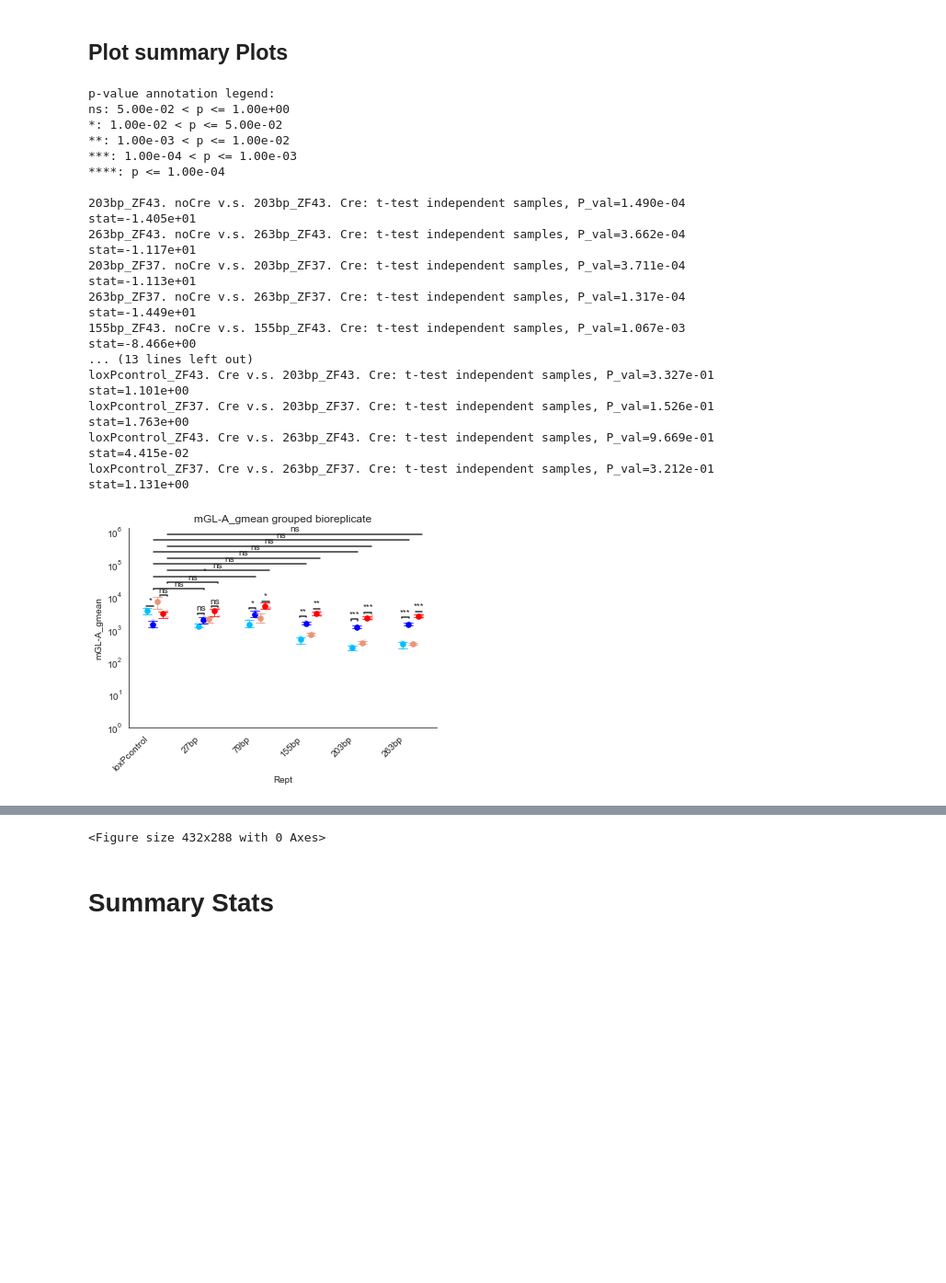
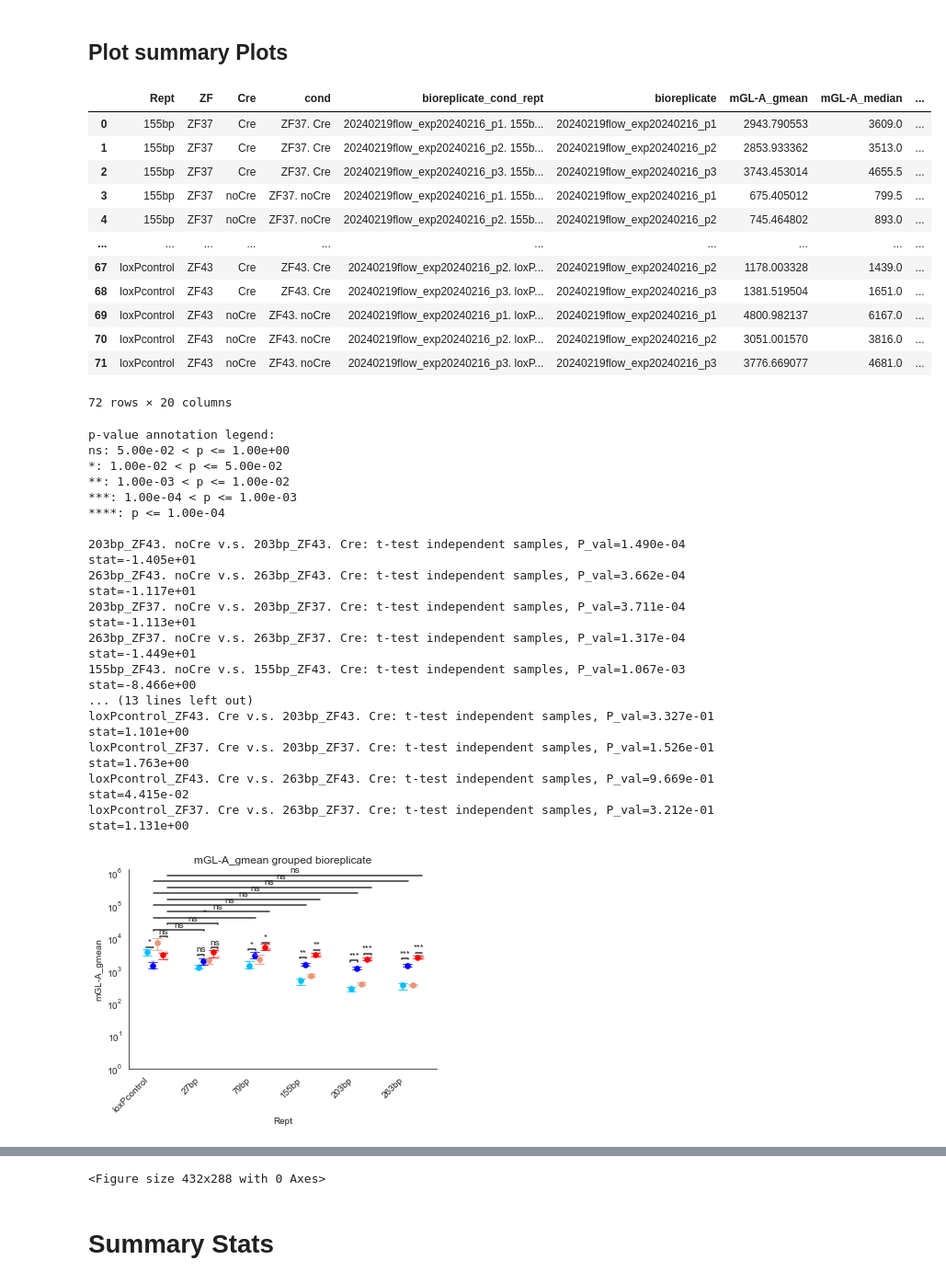
Before and after one commit to GallowayLabMIT/Kabaria_Promoter_Editing_DIAL, a Jupyter notebook: data_DIAL/fig1E_S5B-D_spacerlength_.125xZF.ipynb, the cells around one changed output, grey strips where cells are left out. Shown: that part at 92% size. Saved outputs shown, nothing was run; the diff lists cells and outputs as text; code cells hidden in the pictures; blank space fills up the shorter version.

```diff
--- a/data_DIAL/fig1E_S5B-D_spacerlength_.125xZF.ipynb
+++ b/data_DIAL/fig1E_S5B-D_spacerlength_.125xZF.ipynb
@@ -308,7 +322,7 @@ ylim = [1, 1e4]
 #Only plot some reporters
 data_now = s_bioreplicate[s_bioreplicate['Rept'].isin(order_repts)]
 data_now = data_now[data_now['cond'].isin(hue_order)]
-#display(data_now)
+display(data_now)
 
 #Set p-value significance comparisons
 pairs = [
@@ -326,50 +340,61 @@ pairs = [
        [('loxPcontrol', 'ZF43. Cre'), ('79bp', 'ZF43. Cre')], # +ZF43 + Cre with loxPcon
        [('loxPcontrol', 'ZF43. Cre'), ('27bp', 'ZF43. Cre')], # +ZF43 + Cre with loxPcon
        [('loxPcontrol', 'ZF43. Cre'), ('155bp', 'ZF43. Cre')], # +ZF43 + Cre with loxPcon
        [('loxPcontrol', 'ZF43. Cre'), ('263bp', 'ZF43. Cre')],# +ZF43 + Cre with loxPcon
-
-
 
        [('203bp',  'ZF37. noCre'), ('203bp', 'ZF37. Cre')], # +ZF37, -/+ Cre
        [('79bp',  'ZF37. noCre'), ('79bp', 'ZF37. Cre')], # +ZF37, -/+ Cre
        [('27bp',  'ZF37. noCre'), ('27bp', 'ZF37. Cre')], # +ZF37, -/+ Cre
        [('155bp',  'ZF37. noCre'), ('155bp', 'ZF37. Cre')], # +ZF37, -/+ Cre
        [('263bp',  'ZF37. noCre'), ('263bp', 'ZF37. Cre')], # +ZF37, -/+ Cre
        [('loxPcontrol',  'ZF37. noCre'), ('loxPcontrol', 'ZF37. Cre')] ,# +ZF37, -/+ Cre
 
        [('loxPcontrol', 'ZF37. Cre'), ('203bp', 'ZF37. Cre')], # +ZF37 + Cre with loxPcon
        [('loxPcontrol', 'ZF37. Cre'), ('79bp', 'ZF37. Cre')], # +ZF37 + Cre with loxPcon
        [('loxPcontrol', 'ZF37. Cre'), ('27bp', 'ZF37. Cre')], # +ZF37 + Cre with loxPcon
        [('loxPcontrol', 'ZF37. Cre'), ('155bp', 'ZF37. Cre')], # +ZF37 + Cre with loxPcon
        [('loxPcontrol', 'ZF37. Cre'), ('263bp', 'ZF37. Cre')], # +ZF37 + Cre with loxPcon
 
       # [('203bp',  'ZF43. noCre'), ('203bp', 'ZF37. noCre')], #compare both ZF noCre
        #[('203bp',  'ZF43. Cre'), ('203bp', 'ZF37. Cre')], #compare both ZF Cre
 ]
 
 for stat in stats_plot:
     y = stat # set the stat to plot
     plottitle = y + ' grouped bioreplicate'
     plt.yscale(yscale)
     g = summary_plot( x=x, y=y, hue=hue, data=data_now, pairs=pairs, ylim=ylim, yscale =yscale,
                     x_rot=45, palette = palette, order=order, hue_order=hue_order, plottitle=plottitle, legend=False)
     #g.figure.savefig(figure_folder + plottitle + '.svg',dpi=300,bbox_inches='tight')
 # %% [output]
+|  | Rept | ZF | Cre | cond | bioreplicate_cond_rept | bioreplicate | mGL-A_gmean | mGL-A_median | ... |
+| 0 | 155bp | ZF37 | Cre | ZF37. Cre | 20240219flow_exp20240216_p1. 155b... | 20240219flow_exp20240216_p1 | 2943.790553 | 3609.0 | ... |
+| 1 | 155bp | ZF37 | Cre | ZF37. Cre | 20240219flow_exp20240216_p2. 155b... | 20240219flow_exp20240216_p2 | 2853.933362 | 3513.0 | ... |
+| 2 | 155bp | ZF37 | Cre | ZF37. Cre | 20240219flow_exp20240216_p3. 155b... | 20240219flow_exp20240216_p3 | 3743.453014 | 4655.5 | ... |
+| 3 | 155bp | ZF37 | noCre | ZF37. noCre | 20240219flow_exp20240216_p1. 155b... | 20240219flow_exp20240216_p1 | 675.405012 | 799.5 | ... |
+| 4 | 155bp | ZF37 | noCre | ZF37. noCre | 20240219flow_exp20240216_p2. 155b... | 20240219flow_exp20240216_p2 | 745.464802 | 893.0 | ... |
+| ... | ... | ... | ... | ... | ... | ... | ... | ... | ... |
+| 67 | loxPcontrol | ZF43 | Cre | ZF43. Cre | 20240219flow_exp20240216_p2. loxP... | 20240219flow_exp20240216_p2 | 1178.003328 | 1439.0 | ... |
+| 68 | loxPcontrol | ZF43 | Cre | ZF43. Cre | 20240219flow_exp20240216_p3. loxP... | 20240219flow_exp20240216_p3 | 1381.519504 | 1651.0 | ... |
+| 69 | loxPcontrol | ZF43 | noCre | ZF43. noCre | 20240219flow_exp20240216_p1. loxP... | 20240219flow_exp20240216_p1 | 4800.982137 | 6167.0 | ... |
+| 70 | loxPcontrol | ZF43 | noCre | ZF43. noCre | 20240219flow_exp20240216_p2. loxP... | 20240219flow_exp20240216_p2 | 3051.001570 | 3816.0 | ... |
+| 71 | loxPcontrol | ZF43 | noCre | ZF43. noCre | 20240219flow_exp20240216_p3. loxP... | 20240219flow_exp20240216_p3 | 3776.669077 | 4681.0 | ... |
-p-value annotation legend:
-ns: 5.00e-02 < p <= 1.00e+00
-*: 1.00e-02 < p <= 5.00e-02
-**: 1.00e-03 < p <= 1.00e-02
-***: 1.00e-04 < p <= 1.00e-03
-****: p <= 1.00e-04
-
-203bp_ZF43. noCre v.s. 203bp_ZF43. Cre: t-test independent samples, P_val=1.490e-04 stat=-1.405e+01
-263bp_ZF43. noCre v.s. 263bp_ZF43. Cre: t-test independent samples, P_val=3.662e-04 stat=-1.117e+01
-203bp_ZF37. noCre v.s. 203bp_ZF37. Cre: t-test independent samples, P_val=3.711e-04 stat=-1.113e+01
-263bp_ZF37. noCre v.s. 263bp_ZF37. Cre: t-test independent samples, P_val=1.317e-04 stat=-1.449e+01
-155bp_ZF43. noCre v.s. 155bp_ZF43. Cre: t-test independent samples, P_val=1.067e-03 stat=-8.466e+00
-... (13 lines left out)
-loxPcontrol_ZF43. Cre v.s. 203bp_ZF43. Cre: t-test independent samples, P_val=3.327e-01 stat=1.101e+00
-loxPcontrol_ZF37. Cre v.s. 203bp_ZF37. Cre: t-test independent samples, P_val=1.526e-01 stat=1.763e+00
-loxPcontrol_ZF43. Cre v.s. 263bp_ZF43. Cre: t-test independent samples, P_val=9.669e-01 stat=4.415e-02
-loxPcontrol_ZF37. Cre v.s. 263bp_ZF37. Cre: t-test independent samples, P_val=3.212e-01 stat=1.131e+00
+72 rows × 20 columns
+p-value annotation legend:
+ns: 5.00e-02 < p <= 1.00e+00
+*: 1.00e-02 < p <= 5.00e-02
+**: 1.00e-03 < p <= 1.00e-02
+***: 1.00e-04 < p <= 1.00e-03
+****: p <= 1.00e-04
+
+203bp_ZF43. noCre v.s. 203bp_ZF43. Cre: t-test independent samples, P_val=1.490e-04 stat=-1.405e+01
+263bp_ZF43. noCre v.s. 263bp_ZF43. Cre: t-test independent samples, P_val=3.662e-04 stat=-1.117e+01
+203bp_ZF37. noCre v.s. 203bp_ZF37. Cre: t-test independent samples, P_val=3.711e-04 stat=-1.113e+01
+263bp_ZF37. noCre v.s. 263bp_ZF37. Cre: t-test independent samples, P_val=1.317e-04 stat=-1.449e+01
+155bp_ZF43. noCre v.s. 155bp_ZF43. Cre: t-test independent samples, P_val=1.067e-03 stat=-8.466e+00
+... (13 lines left out)
+loxPcontrol_ZF43. Cre v.s. 203bp_ZF43. Cre: t-test independent samples, P_val=3.327e-01 stat=1.101e+00
+loxPcontrol_ZF37. Cre v.s. 203bp_ZF37. Cre: t-test independent samples, P_val=1.526e-01 stat=1.763e+00
+loxPcontrol_ZF43. Cre v.s. 263bp_ZF43. Cre: t-test independent samples, P_val=9.669e-01 stat=4.415e-02
+loxPcontrol_ZF37. Cre v.s. 263bp_ZF37. Cre: t-test independent samples, P_val=3.212e-01 stat=1.131e+00
 [figure]
@@ -411,5 +436,5 @@ loxPcontrol_ZF37. Cre v.s. 263bp_ZF37. Cre: t-test independent samples, P_val=3.
 [figure]
-<Figure size 432x288 with 0 Axes>
+<Figure size 432x288 with 0 Axes>
 # %% [markdown]
 # Summary Stats
 # %%
```
Also changed, not shown: parts of 12 cells of this notebook, 2 other files.
